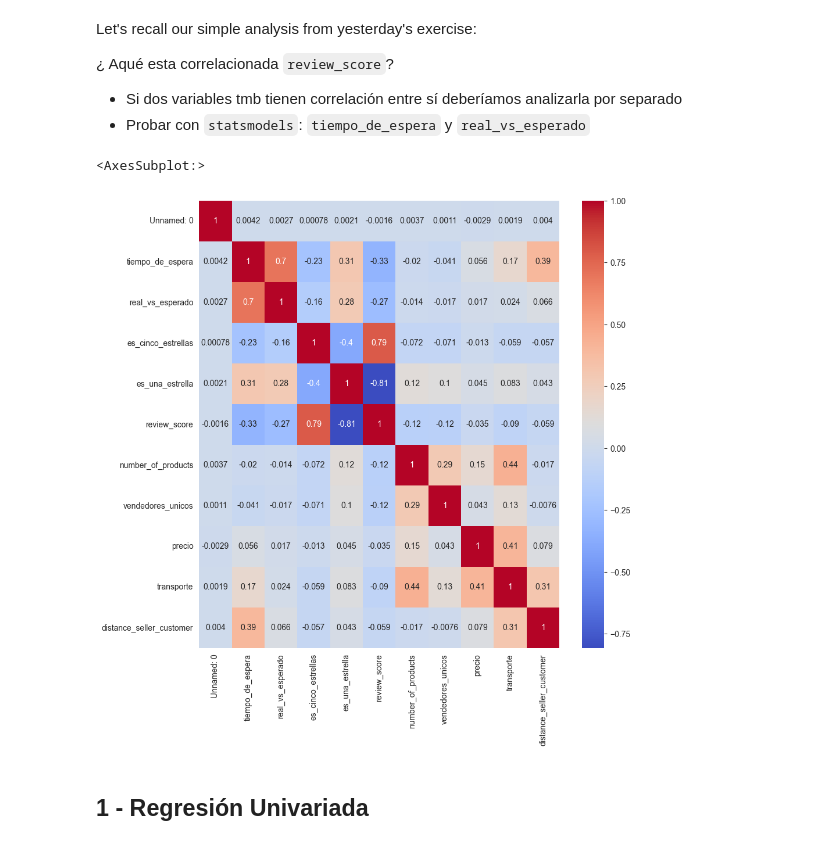
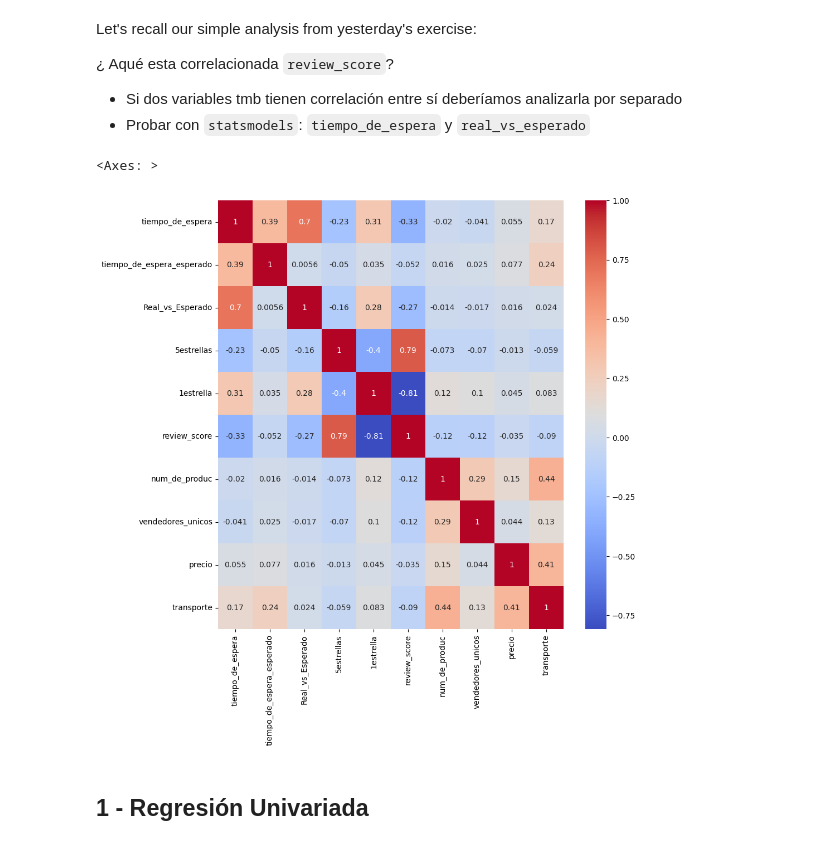
Before and after one commit to mateocontegrand/Trabajo-OLIST-Conte-Grand, a Jupyter notebook: olist/ejercicio_orders_part2.ipynb, the cells around one changed output. Cells and saved outputs as stored; diff of their text form; code cells hidden in the pictures.

```diff
--- a/olist/ejercicio_orders_part2.ipynb
+++ b/olist/ejercicio_orders_part2.ipynb
@@ -28,18 +28,21 @@ Let's recall our simple analysis from yesterday's exercise:
 ¿ Aqué esta correlacionada `review_score`?
  * Si dos variables tmb tienen correlación entre sí deberíamos analizarla por separado
   *  Probar con `statsmodels`: `tiempo_de_espera` y `real_vs_esperado`
+# %%
+columnas_permitidas = ["tiempo_de_espera","tiempo_de_espera_esperado", "Real_vs_Esperado", "5estrellas", "1estrella", "review_score","num_de_produc","vendedores_unicos","precio","transporte"]
+df = orders[columnas_permitidas]
 # %%
 plt.figure(figsize = (10, 10))
 
 sns.heatmap(
-    orders.corr(),
+    df.corr(),
     cmap = 'coolwarm',
     annot = True,
     annot_kws = {"size": 10}
 )
 # %% [output]
-<AxesSubplot:>
+<Axes: >
-[figure, old version]
+[figure, new version]
 # %% [markdown]
 ## 1 - Regresión Univariada
 # %% [markdown]
```
Also changed, not shown: parts of 9 cells of this notebook, 1 other file.
